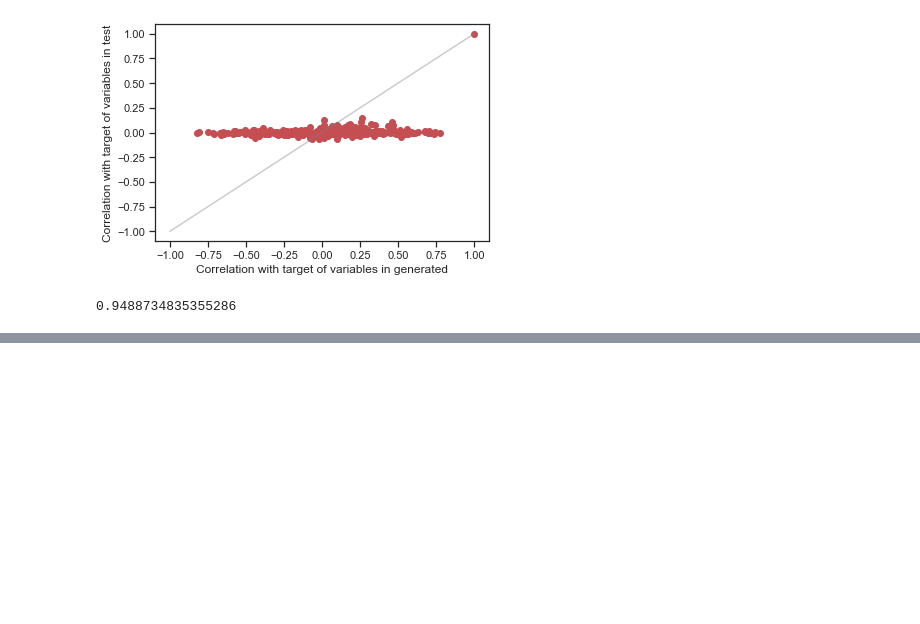
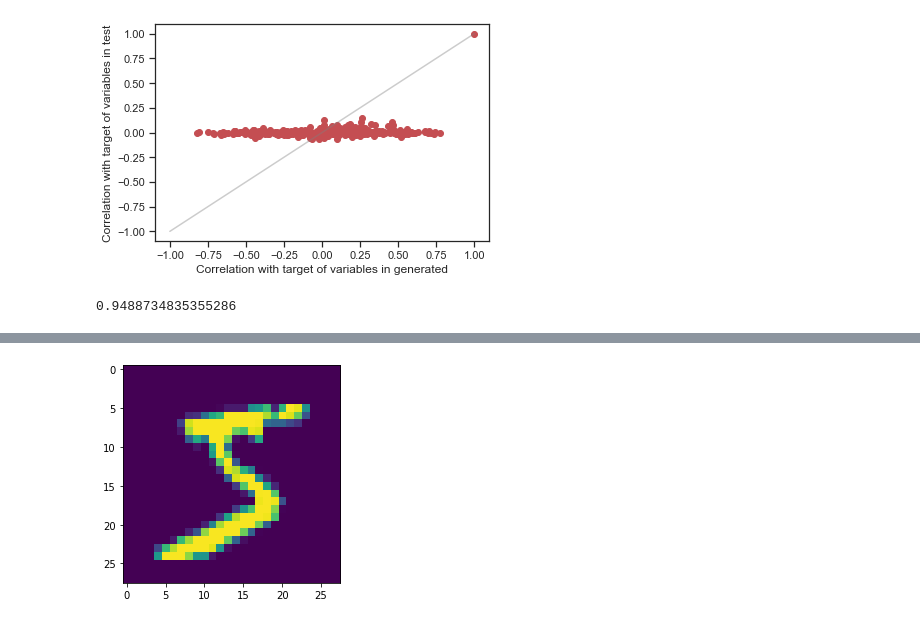
Before and after one commit to Didayolo/generators, a Jupyter notebook: vae_benchmark.ipynb, the cells around one changed output, grey strips where cells are left out. Drawn from its saved outputs; the diff is of its cells as text; code cells hidden in the pictures; blank space fills up the shorter version.

Commit message:
First draft of FVAE. Need to try another loss.

```diff
--- a/vae_benchmark.ipynb
+++ b/vae_benchmark.ipynb
@@ -139,0 +152,7 @@ decoded.distance(test, method='discrepancy')
+# %%
+def show(vector, rotation=False):
+    vector2d = vector.reshape(28, 28)
+    if rotation:
+        plt.imshow(np.rot90(vector2d))
+    else:
+        plt.imshow(vector2d)
@@ -139,0 +161,2 @@ decoded.distance(test, method='discrepancy')
+# %%
+fvae = FVAE([original_dim, 256, 2])
@@ -139,0 +167,2 @@ decoded.distance(test, method='discrepancy')
+# %%
+fvae.fit(x_train, epochs=[5, 10], batch_size=100, validation_data=(x_test, x_test))
@@ -139,0 +187,6 @@ decoded.distance(test, method='discrepancy')
+# %%
+data = x_train[:1]
+# %%
+show(data)
+# %% [output]
+[figure, added]
```
Also changed, not shown: parts of 18 cells of this notebook.
